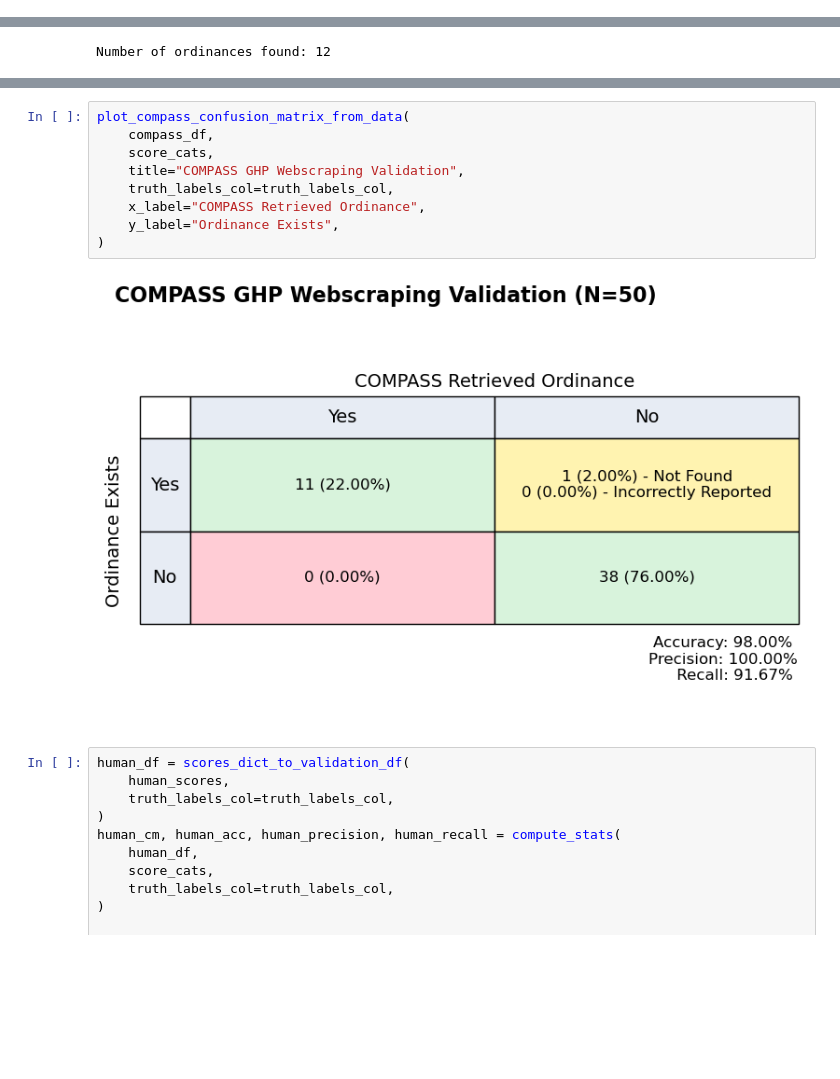
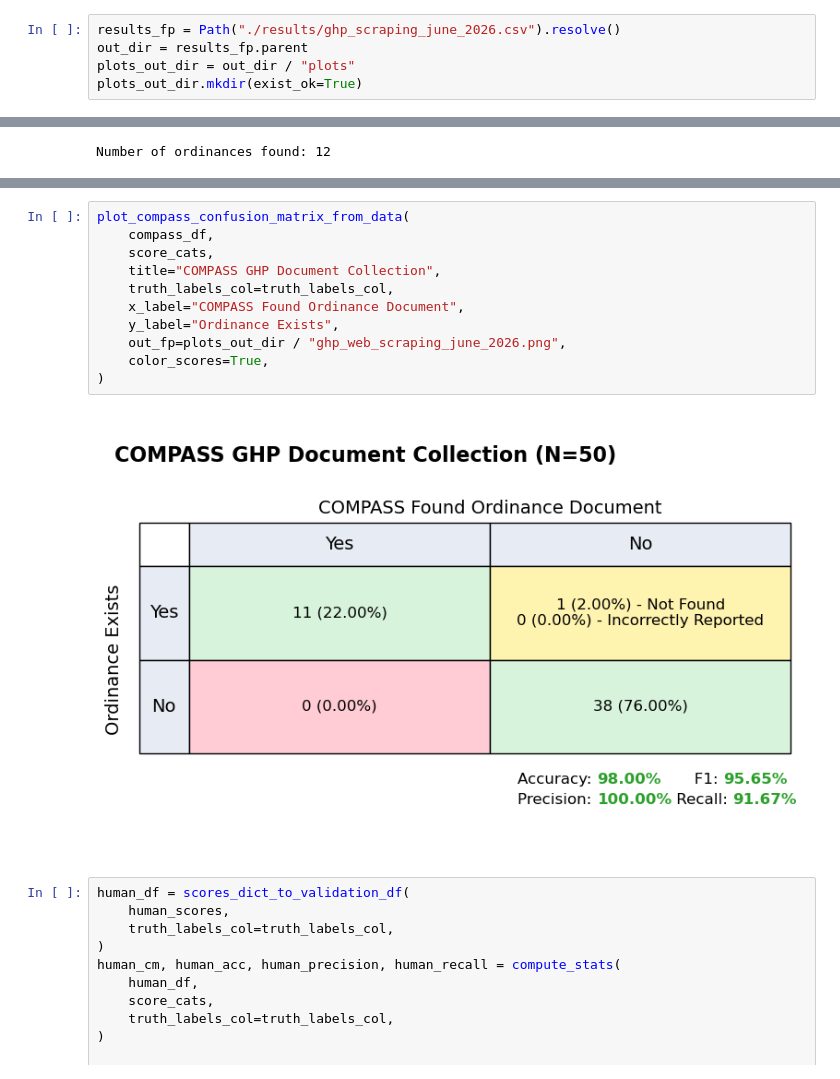
Before and after one commit to NatLabRockies/COMPASS, a Jupyter notebook: support/validation/June_2026_Geothermal_Heat_Pump_webscraping_validation.ipynb, the cells around one changed output, grey strips where cells are left out. Saved outputs shown, nothing was run; the diff lists cells and outputs as text; blank space fills up the shorter version.

```diff
--- a/support/validation/June_2026_Geothermal_Heat_Pump_webscraping_validation.ipynb
+++ b/support/validation/June_2026_Geothermal_Heat_Pump_webscraping_validation.ipynb
@@ -5,4 +7,9 @@ from val_utils import plot_compass_confusion_matrix_from_data
 
 import matplotlib
 matplotlib.rcParams.update(matplotlib.rcParamsDefault)
+# %%
+results_fp = Path("./results/ghp_scraping_june_2026.csv").resolve()
+out_dir = results_fp.parent
+plots_out_dir = out_dir / "plots"
+plots_out_dir.mkdir(exist_ok=True)
 # %%
@@ -162,14 +171,16 @@ accuracy=98.00%, precision=100.00%, recall=91.67%
 # %%
 plot_compass_confusion_matrix_from_data(
     compass_df,
     score_cats,
-    title="COMPASS GHP Webscraping Validation",
+    title="COMPASS GHP Document Collection",
     truth_labels_col=truth_labels_col,
-    x_label="COMPASS Retrieved Ordinance",
+    x_label="COMPASS Found Ordinance Document",
     y_label="Ordinance Exists",
+    out_fp=plots_out_dir / "ghp_web_scraping_june_2026.png",
+    color_scores=True,
 )
 # %% [output]
-[figure, old version]
+[figure, new version]
 # %%
 human_df = scores_dict_to_validation_df(
     human_scores,
```
Also changed, not shown: parts of 3 cells of this notebook.
